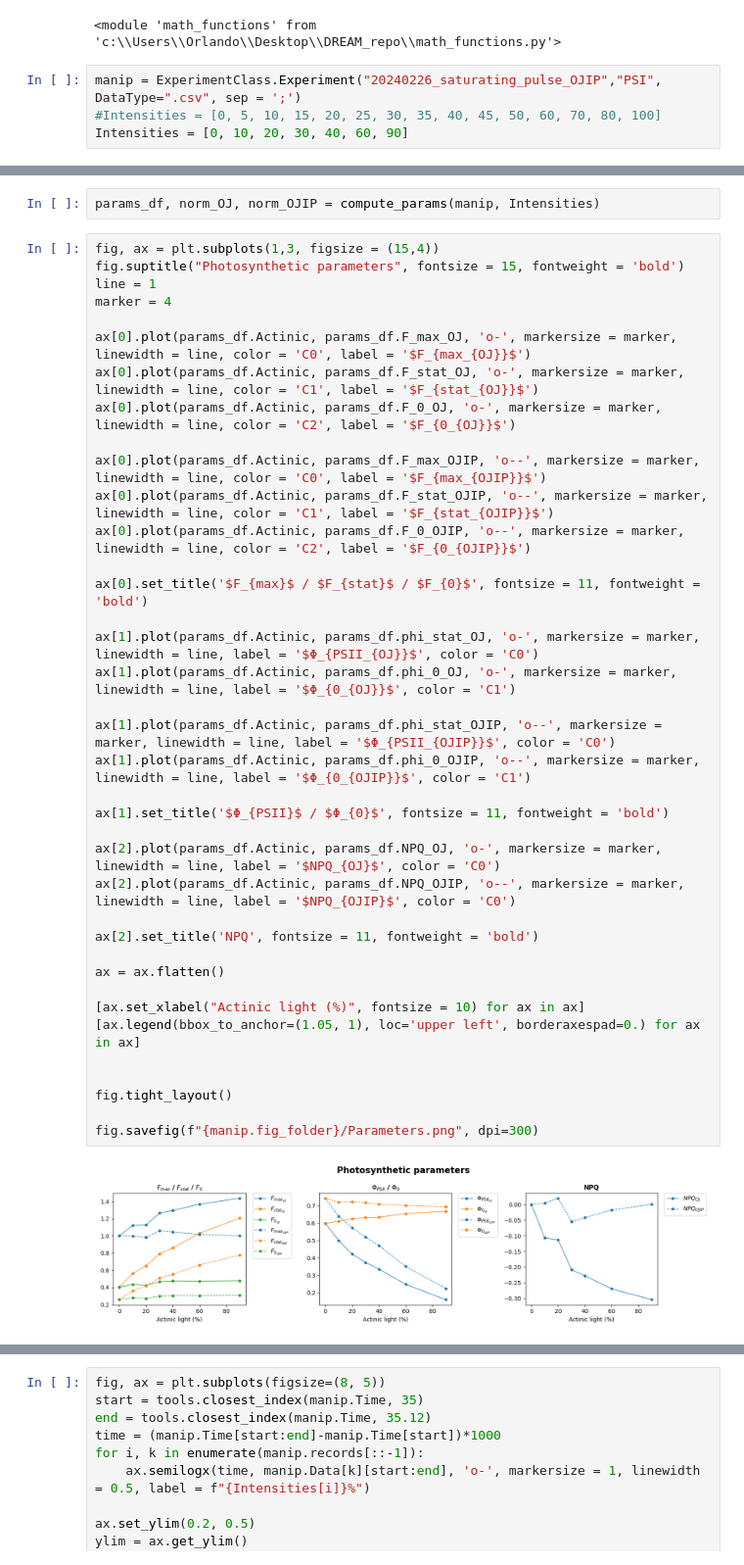
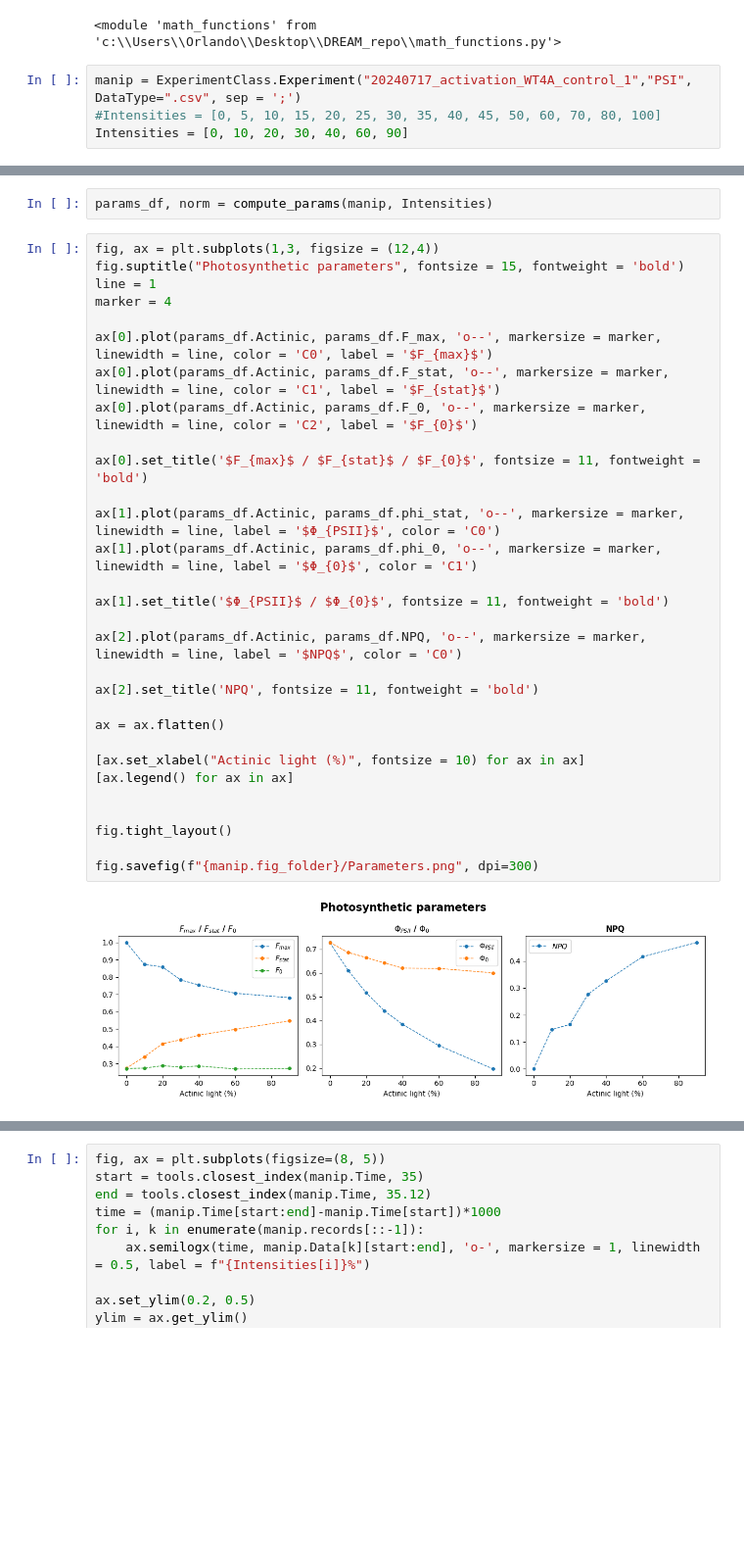
Before and after one commit to orlandomarcelo/DREAM_repo, a Jupyter notebook: Notebooks/PSI_Ek_court.ipynb, the cells around one changed output, grey strips where cells are left out. Shown at 98% size. Drawn from its saved outputs; the diff is of its cells as text; blank space fills up the shorter version.

```diff
--- a/Notebooks/PSI_Ek_court.ipynb
+++ b/Notebooks/PSI_Ek_court.ipynb
@@ -24,7 +24,7 @@ importlib.reload(mf)
 # %% [output]
 <module 'math_functions' from 'c:\\Users\\Orlando\\Desktop\\DREAM_repo\\math_functions.py'>
 # %%
-manip = ExperimentClass.Experiment("20240226_saturating_pulse_OJIP","PSI", DataType=".csv", sep = ';')
+manip = ExperimentClass.Experiment("20240717_activation_WT4A_control_1","PSI", DataType=".csv", sep = ';')
 #Intensities = [0, 5, 10, 15, 20, 25, 30, 35, 40, 45, 50, 60, 70, 80, 100]
 Intensities = [0, 10, 20, 30, 40, 60, 90]
 # %%
@@ -110,45 +90,37 @@ def compute_params(Experiment_df, Intensities):
 # %%
-params_df, norm_OJ, norm_OJIP = compute_params(manip, Intensities)
+params_df, norm = compute_params(manip, Intensities)
 # %%
-fig, ax = plt.subplots(1,3, figsize = (15,4))
+fig, ax = plt.subplots(1,3, figsize = (12,4))
 fig.suptitle("Photosynthetic parameters", fontsize = 15, fontweight = 'bold')
 line = 1
 marker = 4
 
-ax[0].plot(params_df.Actinic, params_df.F_max_OJ, 'o-', markersize = marker, linewidth = line, color = 'C0', label = '$F_{max_{OJ}}$')
-ax[0].plot(params_df.Actinic, params_df.F_stat_OJ, 'o-', markersize = marker, linewidth = line, color = 'C1', label = '$F_{stat_{OJ}}$')
-ax[0].plot(params_df.Actinic, params_df.F_0_OJ, 'o-', markersize = marker, linewidth = line, color = 'C2', label = '$F_{0_{OJ}}$')
-
-ax[0].plot(params_df.Actinic, params_df.F_max_OJIP, 'o--', markersize = marker, linewidth = line, color = 'C0', label = '$F_{max_{OJIP}}$')
-ax[0].plot(params_df.Actinic, params_df.F_stat_OJIP, 'o--', markersize = marker, linewidth = line, color = 'C1', label = '$F_{stat_{OJIP}}$')
-ax[0].plot(params_df.Actinic, params_df.F_0_OJIP, 'o--', markersize = marker, linewidth = line, color = 'C2', label = '$F_{0_{OJIP}}$')
+ax[0].plot(params_df.Actinic, params_df.F_max, 'o--', markersize = marker, linewidth = line, color = 'C0', label = '$F_{max}$')
+ax[0].plot(params_df.Actinic, params_df.F_stat, 'o--', markersize = marker, linewidth = line, color = 'C1', label = '$F_{stat}$')
+ax[0].plot(params_df.Actinic, params_df.F_0, 'o--', markersize = marker, linewidth = line, color = 'C2', label = '$F_{0}$')
 
 ax[0].set_title('$F_{max}$ / $F_{stat}$ / $F_{0}$', fontsize = 11, fontweight = 'bold')
 
-ax[1].plot(params_df.Actinic, params_df.phi_stat_OJ, 'o-', markersize = marker, linewidth = line, label = '$Φ_{PSII_{OJ}}$', color = 'C0')
-ax[1].plot(params_df.Actinic, params_df.phi_0_OJ, 'o-', markersize = marker, linewidth = line, label = '$Φ_{0_{OJ}}$', color = 'C1')
-
-ax[1].plot(params_df.Actinic, params_df.phi_stat_OJIP, 'o--', markersize = marker, linewidth = line, label = '$Φ_{PSII_{OJIP}}$', color = 'C0')
-ax[1].plot(params_df.Actinic, params_df.phi_0_OJIP, 'o--', markersize = marker, linewidth = line, label = '$Φ_{0_{OJIP}}$', color = 'C1')
+ax[1].plot(params_df.Actinic, params_df.phi_stat, 'o--', markersize = marker, linewidth = line, label = '$Φ_{PSII}$', color = 'C0')
+ax[1].plot(params_df.Actinic, params_df.phi_0, 'o--', markersize = marker, linewidth = line, label = '$Φ_{0}$', color = 'C1')
 
 ax[1].set_title('$Φ_{PSII}$ / $Φ_{0}$', fontsize = 11, fontweight = 'bold')
 
-ax[2].plot(params_df.Actinic, params_df.NPQ_OJ, 'o-', markersize = marker, linewidth = line, label = '$NPQ_{OJ}$', color = 'C0')
-ax[2].plot(params_df.Actinic, params_df.NPQ_OJIP, 'o--', markersize = marker, linewidth = line, label = '$NPQ_{OJIP}$', color = 'C0')
+ax[2].plot(params_df.Actinic, params_df.NPQ, 'o--', markersize = marker, linewidth = line, label = '$NPQ$', color = 'C0')
 
 ax[2].set_title('NPQ', fontsize = 11, fontweight = 'bold')
 
 ax = ax.flatten()
 
 [ax.set_xlabel("Actinic light (%)", fontsize = 10) for ax in ax]
-[ax.legend(bbox_to_anchor=(1.05, 1), loc='upper left', borderaxespad=0.) for ax in ax]
+[ax.legend() for ax in ax]
 
 
 fig.tight_layout()
 
 fig.savefig(f"{manip.fig_folder}/Parameters.png", dpi=300)
 # %% [output]
-[figure, old version]
+[figure, new version]
 # %%
 
 light = [0] + params_df.Actinic.tolist()
```
Also changed, not shown: parts of 4 cells of this notebook, 1 other file.
